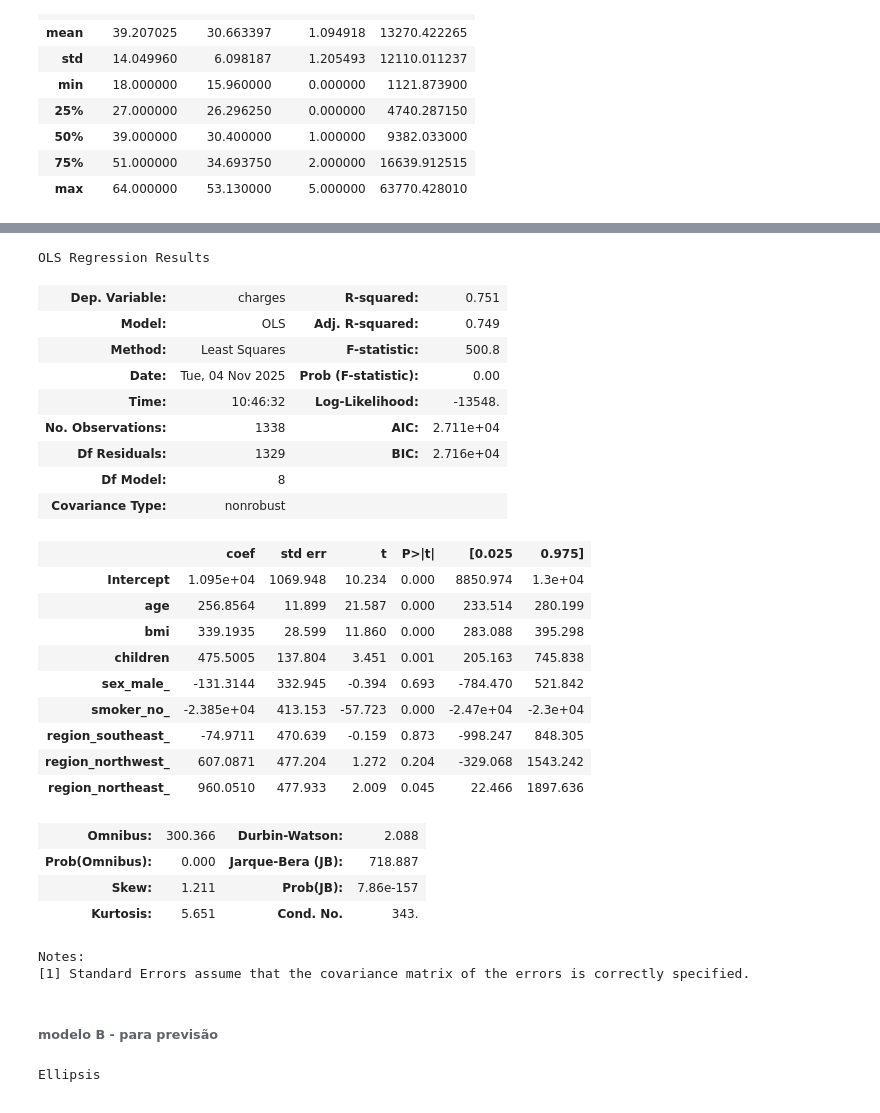
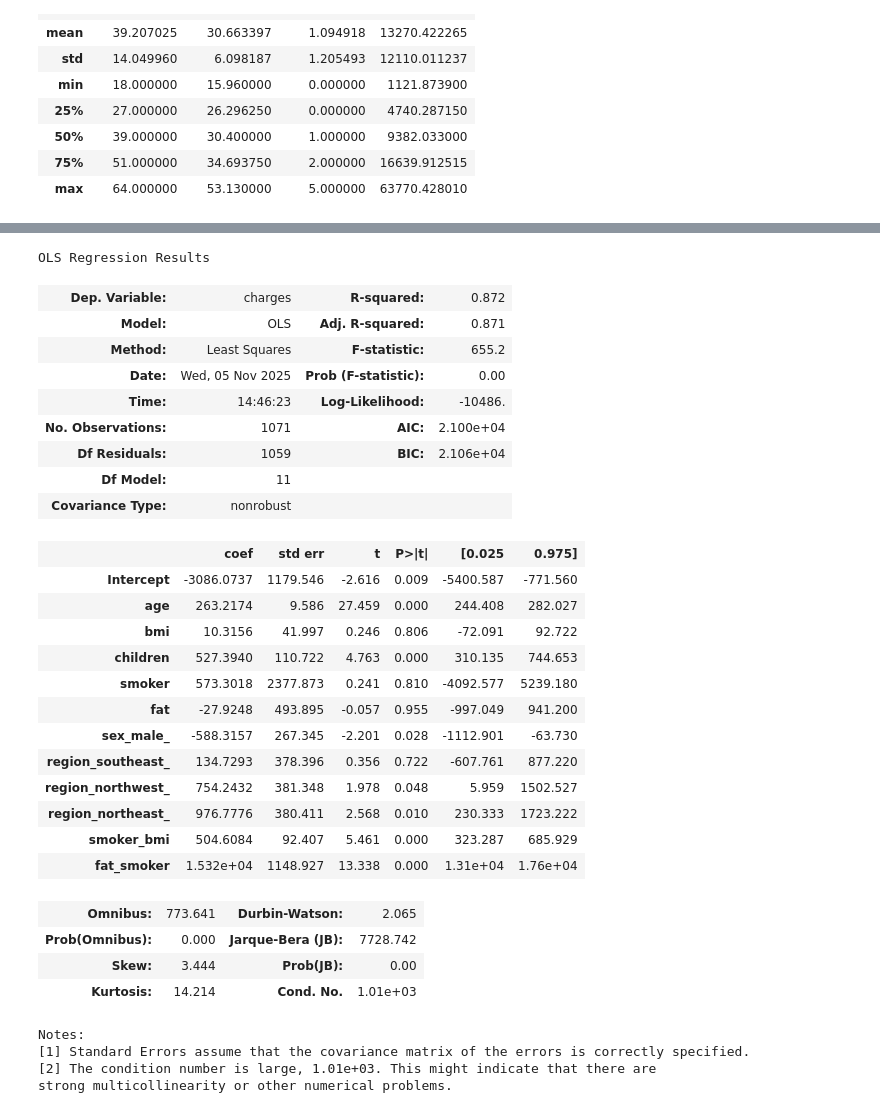
Before and after one commit to richardsantino/EBA-cases, a Jupyter notebook: 9. TCC/2 - custos.ipynb, the cells around one changed output, grey strips where cells are left out. Drawn from its saved outputs; the diff is of its cells as text; code cells hidden in the pictures.

```diff
--- a/9. TCC/2 - custos.ipynb
+++ b/9. TCC/2 - custos.ipynb
@@ -15,4 +21,5 @@ A seguradora para a qual você está trabalhando recentemente coletou um conjunt
 # %%
 
 df = pd.read_csv('../../data/09. TCC/custos/insurance.csv')
+df['fat'] = df['bmi'].apply(lambda x: 'yes' if x > 30 else 'no')
 # %% [markdown]
@@ -253,13 +285,0 @@ print('->', '' if p_value <= a else 'não', f'existe pelo menos 1 média estatis
-# %%
-df_rl = df.copy()
-
-print('dummies')
-dummies_cols = ['sex', 'smoker', 'region']
-for col in dummies_cols:
-    print(f"default for {col}: {df_rl[col].unique()[0]}")
-    for val in df_rl[col].unique()[1:]:
-        col_name = f"{col}_{val.replace(' ','_').replace('-','_')}_"
-        df_rl[col_name] = (df_rl[col] == val).astype(int)
-    df_rl = df_rl.drop(col, axis=1)
-
-display(df_rl.sample().iloc[0])
@@ -283,49 +367,47 @@ Name: 1236, dtype: float64
 # %%
-target = 'charges'
+
 features = [col for col in df_rl.columns if target not in col]
 
 formula = f"{target} ~ {' + '.join(features)}"
 model = smf.ols(formula=formula, data=df_rl)
 res = model.fit()
-summary = res.summary()
-summary
+res.summary()
 
 ### Omnibus
 # h0: todos os coeficientes (excluindo o interpecto) são iguais a zero, i.e., são insignificantes -> modelo irrelevante.
 # ha: pelo menos 1 coeficiente é diferente de zero, i.e., pelo menos 1 coeficiente significante -> modelo não irrelevante.
 ### Jarque-Bera h0:
 # h0: distribuição dos residuos seguem uma normal.
 # ha: distribuição dos residuos não seguem uma normal.
 # %% [output]
 OLS Regression Results
-| Dep. Variable: | charges | R-squared: | 0.751 |
-| Model: | OLS | Adj. R-squared: | 0.749 |
-| Method: | Least Squares | F-statistic: | 500.8 |
-| Date: | Tue, 04 Nov 2025 | Prob (F-statistic): | 0.00 |
-| Time: | 10:46:32 | Log-Likelihood: | -13548. |
-| No. Observations: | 1338 | AIC: | 2.711e+04 |
-| Df Residuals: | 1329 | BIC: | 2.716e+04 |
-| Df Model: | 8 |  |  |
+| Dep. Variable: | charges | R-squared: | 0.872 |
+| Model: | OLS | Adj. R-squared: | 0.871 |
+| Method: | Least Squares | F-statistic: | 655.2 |
+| Date: | Wed, 05 Nov 2025 | Prob (F-statistic): | 0.00 |
+| Time: | 14:46:23 | Log-Likelihood: | -10486. |
+| No. Observations: | 1071 | AIC: | 2.100e+04 |
+| Df Residuals: | 1059 | BIC: | 2.106e+04 |
+| Df Model: | 11 |  |  |
 | Covariance Type: | nonrobust |  |  |
 |  | coef | std err | t | P>|t| | [0.025 | 0.975] |
-| Intercept | 1.095e+04 | 1069.948 | 10.234 | 0.000 | 8850.974 | 1.3e+04 |
-| age | 256.8564 | 11.899 | 21.587 | 0.000 | 233.514 | 280.199 |
-| bmi | 339.1935 | 28.599 | 11.860 | 0.000 | 283.088 | 395.298 |
-| children | 475.5005 | 137.804 | 3.451 | 0.001 | 205.163 | 745.838 |
-| sex_male_ | -131.3144 | 332.945 | -0.394 | 0.693 | -784.470 | 521.842 |
-| smoker_no_ | -2.385e+04 | 413.153 | -57.723 | 0.000 | -2.47e+04 | -2.3e+04 |
-| region_southeast_ | -74.9711 | 470.639 | -0.159 | 0.873 | -998.247 | 848.305 |
-| region_northwest_ | 607.0871 | 477.204 | 1.272 | 0.204 | -329.068 | 1543.242 |
-| region_northeast_ | 960.0510 | 477.933 | 2.009 | 0.045 | 22.466 | 1897.636 |
+| Intercept | -3086.0737 | 1179.546 | -2.616 | 0.009 | -5400.587 | -771.560 |
+| age | 263.2174 | 9.586 | 27.459 | 0.000 | 244.408 | 282.027 |
+| bmi | 10.3156 | 41.997 | 0.246 | 0.806 | -72.091 | 92.722 |
+| children | 527.3940 | 110.722 | 4.763 | 0.000 | 310.135 | 744.653 |
+| smoker | 573.3018 | 2377.873 | 0.241 | 0.810 | -4092.577 | 5239.180 |
+| fat | -27.9248 | 493.895 | -0.057 | 0.955 | -997.049 | 941.200 |
+| sex_male_ | -588.3157 | 267.345 | -2.201 | 0.028 | -1112.901 | -63.730 |
+| region_southeast_ | 134.7293 | 378.396 | 0.356 | 0.722 | -607.761 | 877.220 |
+| region_northwest_ | 754.2432 | 381.348 | 1.978 | 0.048 | 5.959 | 1502.527 |
+| region_northeast_ | 976.7776 | 380.411 | 2.568 | 0.010 | 230.333 | 1723.222 |
+| smoker_bmi | 504.6084 | 92.407 | 5.461 | 0.000 | 323.287 | 685.929 |
+| fat_smoker | 1.532e+04 | 1148.927 | 13.338 | 0.000 | 1.31e+04 | 1.76e+04 |
-| Omnibus: | 300.366 | Durbin-Watson: | 2.088 |
-| Prob(Omnibus): | 0.000 | Jarque-Bera (JB): | 718.887 |
-| Skew: | 1.211 | Prob(JB): | 7.86e-157 |
-| Kurtosis: | 5.651 | Cond. No. | 343. |
+| Omnibus: | 773.641 | Durbin-Watson: | 2.065 |
+| Prob(Omnibus): | 0.000 | Jarque-Bera (JB): | 7728.742 |
+| Skew: | 3.444 | Prob(JB): | 0.00 |
+| Kurtosis: | 14.214 | Cond. No. | 1.01e+03 |
 Notes:
 [1] Standard Errors assume that the covariance matrix of the errors is correctly specified.
+[2] The condition number is large, 1.01e+03. This might indicate that there are
+strong multicollinearity or other numerical problems.
-# %% [markdown]
-###### modelo B - para previsão
-# %%
-...
-# %% [output]
-Ellipsis
```
Also changed, not shown: parts of 25 cells of this notebook.
